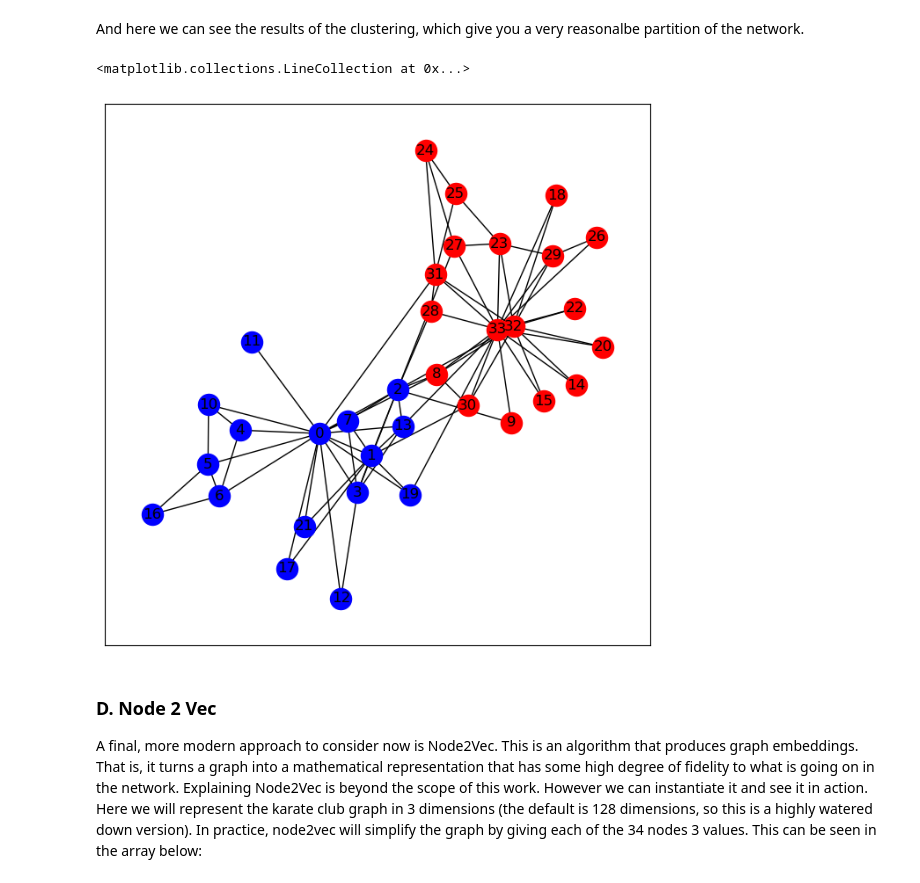
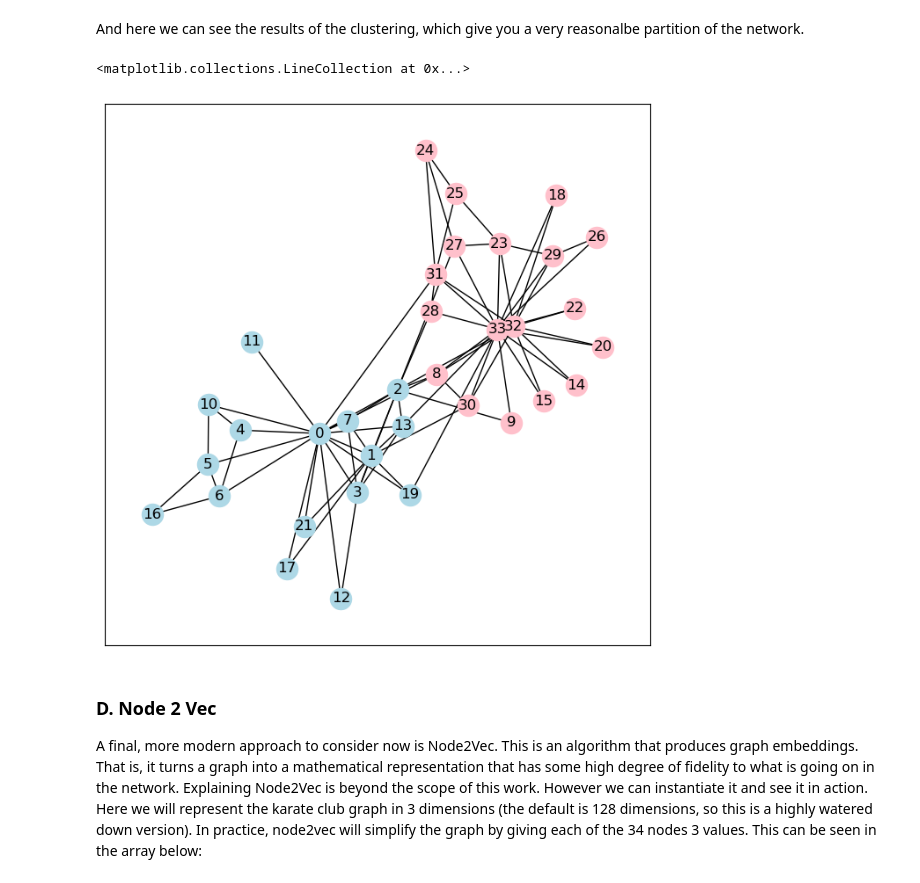
Before and after one commit to maastrichtlawtech/legalnetworkanalysis_textbook, a Jupyter notebook: Chapter_4_Communities.ipynb, the cells around one changed output. Saved outputs shown, nothing was run; the diff lists cells and outputs as text; code cells hidden in the pictures.

```diff
--- a/Chapter_4_Communities.ipynb
+++ b/Chapter_4_Communities.ipynb
@@ -315,13 +314,13 @@ And here we can see the results of the clustering, which give you a very reasona
 # %%
 plt.figure(figsize=(8,8))
 pos = nx.spring_layout(g_karate, seed =123)
-nx.draw_networkx_nodes(g_karate, pos=pos, nodelist=list(nodes_cluster_1), node_color="blue")
-nx.draw_networkx_nodes(g_karate, pos=pos, nodelist=list(nodes_cluster_2), node_color="red")
+nx.draw_networkx_nodes(g_karate, pos=pos, nodelist=list(nodes_cluster_1), node_color="lightblue")
+nx.draw_networkx_nodes(g_karate, pos=pos, nodelist=list(nodes_cluster_2), node_color="pink")
 nx.draw_networkx_labels(g_karate, pos=pos)
 nx.draw_networkx_edges(g_karate, pos=pos)
 # %% [output]
 <matplotlib.collections.LineCollection at 0x...>
-[figure, old version]
+[figure, new version]
 # %% [markdown]
 ### D. Node 2 Vec
 
```
Also changed, not shown: parts of 9 cells of this notebook, 5 other files.
